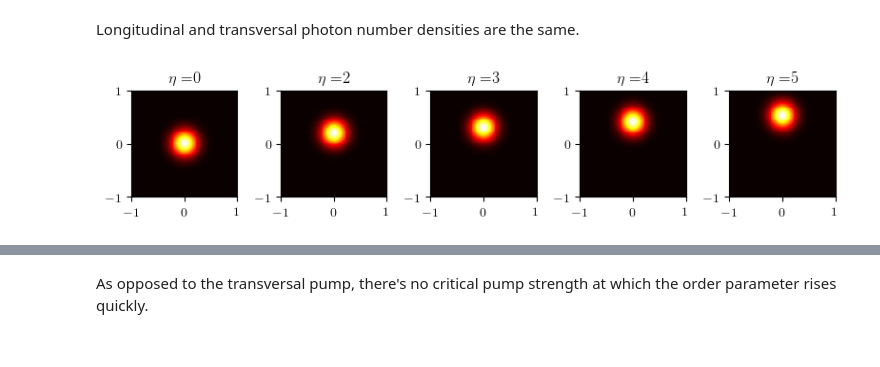
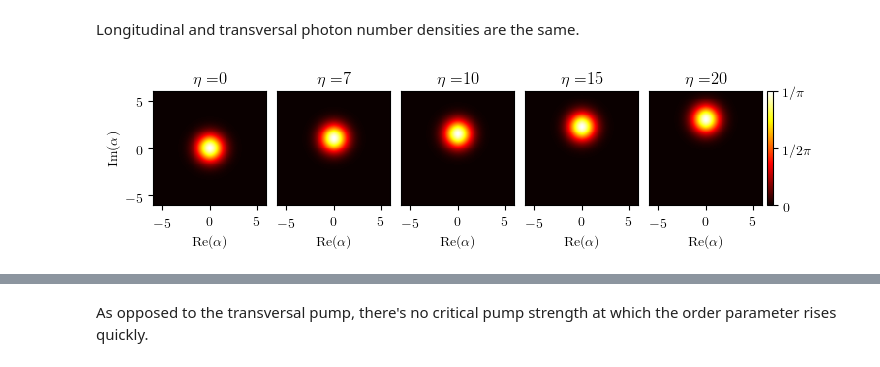
Before and after one commit to texmex76/qojulia, a Jupyter notebook: jupyter/Longitudinal Pump.ipynb, the cells around one changed output, grey strips where cells are left out. Drawn from its saved outputs; the diff is of its cells as text; code cells hidden in the pictures.

```diff
--- a/jupyter/Longitudinal Pump.ipynb
+++ b/jupyter/Longitudinal Pump.ipynb
@@ -180,33 +219,68 @@ tight_layout()
 # %% [markdown]
 Longitudinal and transversal photon number densities are the same.
 # %%
-# Qfunc
+# Calculate Qfunc
 
-rc("text", usetex=true)
-rc("font", family="serif")
-pygui(false)
-
-η_arr = [0, 2, 3, 4, 5] .* ωr
+# η_arr = [0, 3, 9, 12, 15] .* ωr
+η_arr = [0, 7, 10, 15, 20] .* ωr
 
 # Boundary
 bdr = 6
 xvec = [-bdr:.1:bdr;]
 yvec = [-bdr:.1:bdr;]
-
-fig = figure(figsize=(8,2))
+qfunc_arr = []
 
 for i in 1:size(η_arr)[1]
-    E, ψ_states = eigenstates((H(η_arr[i]) + dagger(H(η_arr[i]))) / 2, 1);
-
-    plt_index = 100 + size(η_arr)[1] * 10 + i
-    subplot(plt_index)
+    _, ψ_states = eigenstates((H(η_arr[i]) + dagger(H(η_arr[i]))) / 2, 1);
     husimi_q = qfunc(ptrace(ψ_states[1], 2), xvec, yvec)
-    imshow(abs.(husimi_q), cmap="hot", interpolation="nearest", extent=(-1,1,-1,1));
-    title_string = L"\eta=" * @sprintf("%d", η_arr[i])
-    title(title_string)
+    push!(qfunc_arr, abs.(husimi_q))
 end
-
-tight_layout();
-# %% [output]
-[figure, removed]
+# %%
+# Plot Qfunc
+rc("text", usetex=true)
+rc("font", family="serif")
+pygui(false)
+
+fig = figure(figsize=(8,2))
+# fig = figure()
+# gs = gridspec.GridSpec(1, size(η_arr)[1])
+
+
+for i in 1:size(η_arr)[1]
+#     host = fig.add_subplot(gs[0,i])
+
+    plt_index = 100 + size(η_arr)[1] * 10 + i
+    host = fig.add_subplot(plt_index)
+    colorz = host.imshow(qfunc_arr[i], cmap="hot", interpolation="nearest", extent=(-6,6,-6,6))
+
+    title_string = L"\eta=" * @sprintf("%d", η_arr[i])
+    title(title_string)
+#     host.set_xticks([-0.75, 0, 0.75])
+
+    if i == 1
+        ylabel(L"\mathrm{Im}(\alpha)")
+        xlabel(L"\mathrm{Re}(\alpha)")
+    else
+        xlabel(L"\mathrm{Re}(\alpha)")
+        yticks([], [])
+    end
+
+    colorbar_ticks = [0, 1/(2*π), 1/π]
+    ticklabels = [L"0", L"1/2\pi", L"1/\pi"]
+
+    if i != size(η_arr)[1]
+        rez = fig.colorbar(cmap="hot", colorz, ticks=[], fraction=0.046, pad=0.04, filled=false, drawedges=true)
+        rez.outline.set_color("white")
+    else
+        rez = fig.colorbar(cmap="hot", colorz, ticks=colorbar_ticks, fraction=0.046, pad=0.04)
+        rez.set_ticklabels(ticklabels)
+    end
+
+
+end
+
+subplots_adjust(hspace=0, wspace=0);
+# tight_layout()
+# %% [output]
+[figure, added]
 # %%
```
Also changed, not shown: parts of 10 cells of this notebook, 1 other file.
